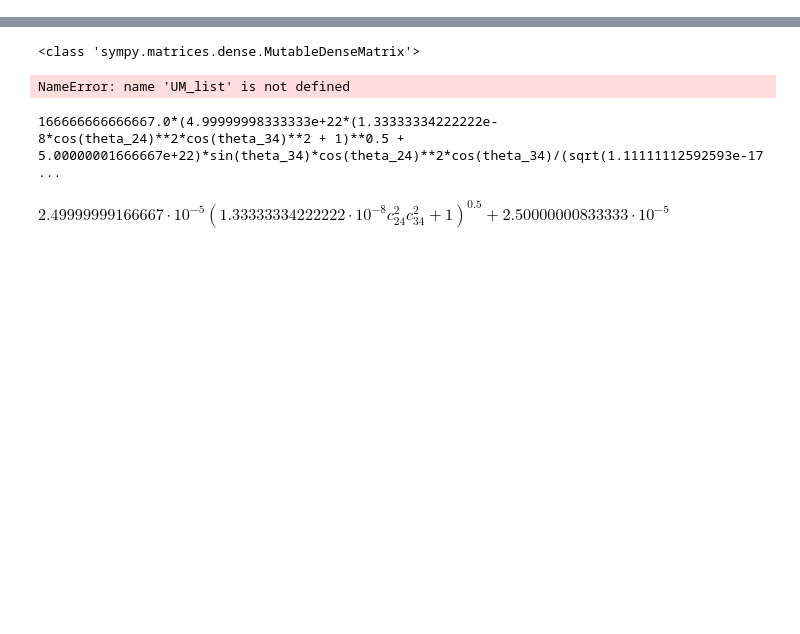
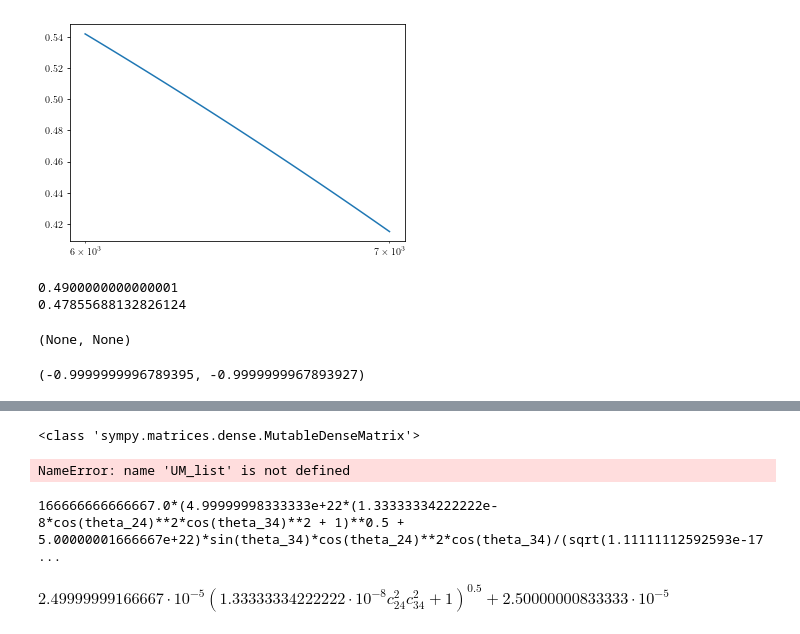
Before and after one commit to Sjoeborg/thesis, a Jupyter notebook: diag_v2.ipynb, the cells around one changed output, grey strips where cells are left out. Saved outputs shown, nothing was run; the diff lists cells and outputs as text; code cells hidden in the pictures; blank space fills up the shorter version.

```diff
--- a/diag_v2.ipynb
+++ b/diag_v2.ipynb
@@ -145 +194,27 @@ symb_params_simple.update({'theta_12': 1,
+# %%
+def resonance_c_product(E,A, params):
+    '''
+    E in GeV, A in eV^2
+    '''
+    dm = params['dm_41']
+    V = 2*E*A
+    dm_res = -2*E*np.pi/(GeV2tokm1*2*r_earth)
+    return 1 - dm_res/dm - dm_res/A + dm_res**2/(A*dm)
+prod = [resonance_c_product(En, 2*En*1e18*V_nc, param_dict_num) for En in np.logspace(np.log10(6e3),np.log10(7e3),50)]
+plt.plot(np.logspace(np.log10(6e3),np.log10(7e3),50), prod)
+plt.xscale('log')
+# %% [output]
+[figure, added]
+# %%
+theta_24 = np.arcsin(np.sqrt(0.3))
+theta_34 = np.arcsin(np.sqrt(0.3))
+print(np.cos(theta_24)**2*np.cos(theta_34)**2), print(resonance_c_product(6.5e3, 2*6.5e3*1e18*V_nc, param_dict_num))
+# %% [output]
+0.4900000000000001
+0.47855688132826124
+(None, None)
+# %%
+dm[0],dm[-1]
+# %% [output]
+(-0.9999999996789395, -0.9999999967893927)
 # %%
```
Also changed, not shown: parts of 27 cells of this notebook, 1 other file.
